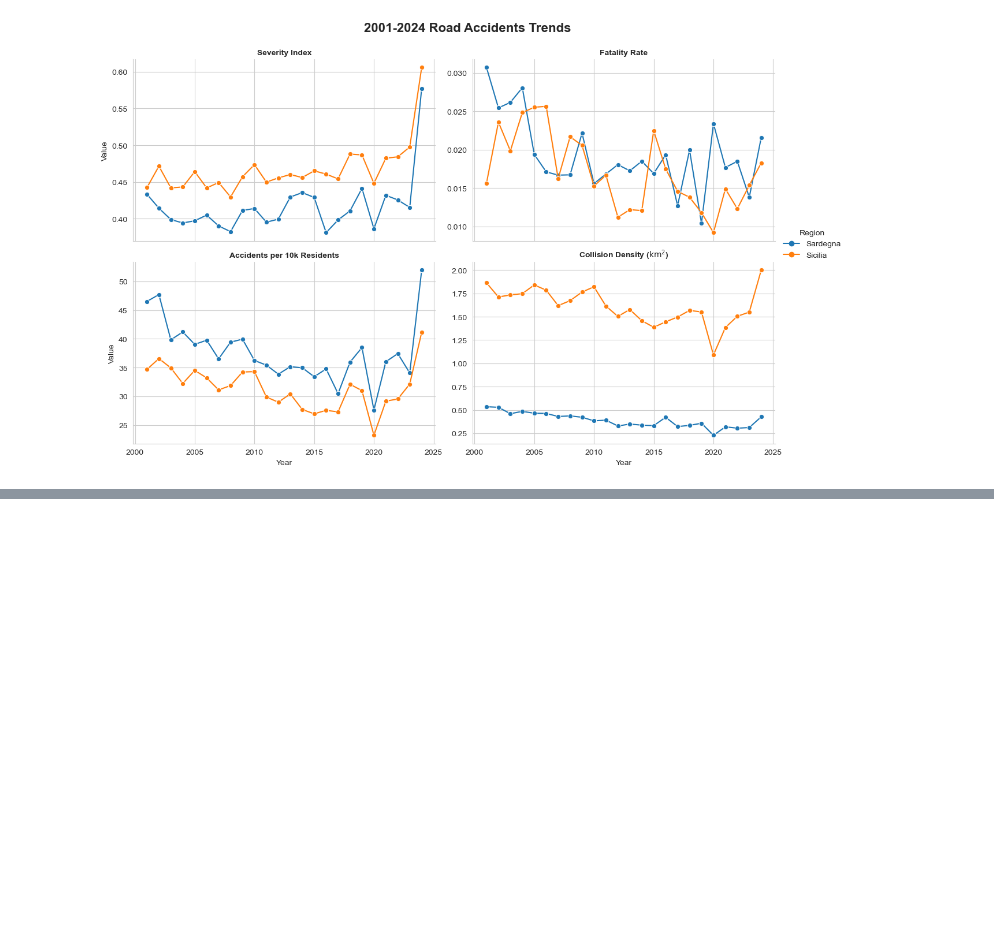
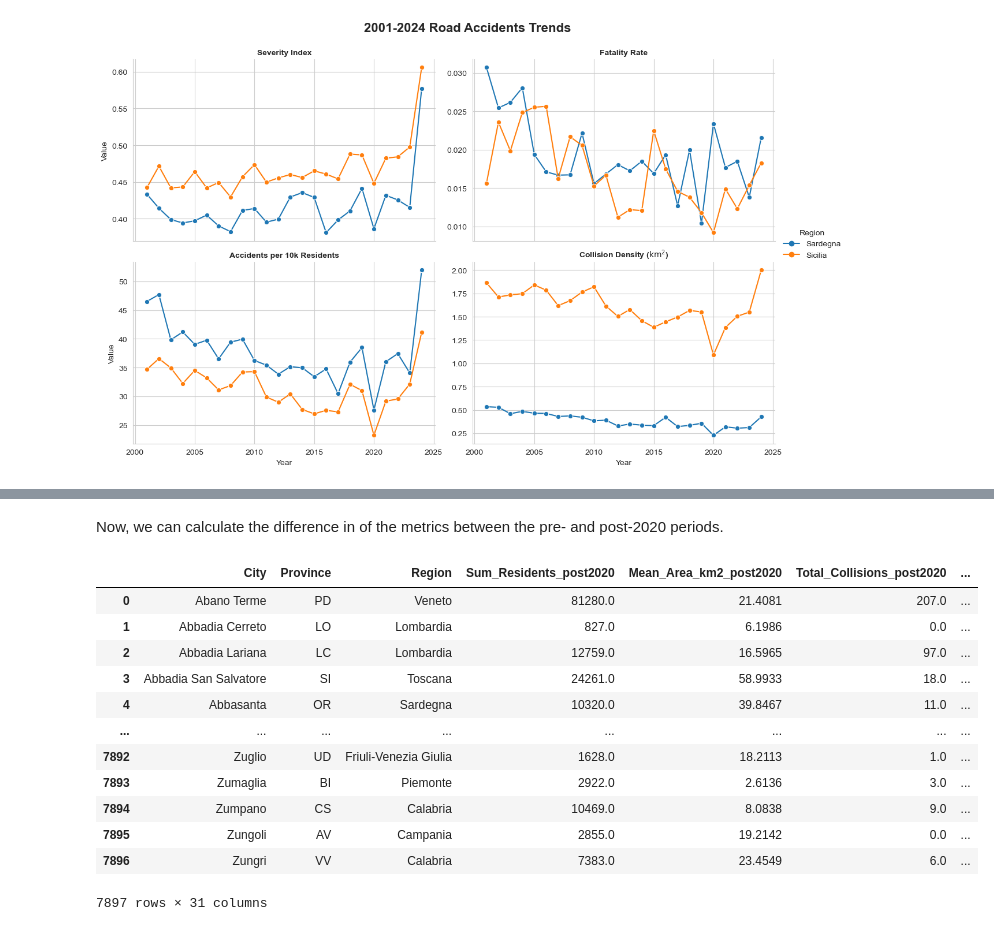
Before and after one commit to marcoboscato/ISTAT_traffic_analysis, a Jupyter notebook: analysis.ipynb, the cells around one changed output, grey strips where cells are left out. Saved outputs shown, nothing was run; the diff lists cells and outputs as text; code cells hidden in the pictures; blank space fills up the shorter version.

```diff
--- a/analysis.ipynb
+++ b/analysis.ipynb
@@ -487,0 +562,24 @@ Since the purpose of this analysis is to determine where to focus efforts to inv
+# %% [markdown]
+Now, we can calculate the difference in of the metrics between the pre- and post-2020 periods.
+# %%
+#metrics_list = ['Total_Collisions', 'Total_Fatalities', 'Total_Injuries', 'Total_Accidents', 'Severity_index', 'Fatality_Rate', 'Per_Capita_Accidents_Rate', 'Collision_Density']
+metrics_list = ['Severity_index', 'Fatality_Rate', 'Per_Capita_Accidents_Rate', 'Collision_Density']
+
+for m in metrics_list:
+    df_comparison['Delta_' + m] = df_comparison[m + '_post2020'] - df_comparison[m + '_pre2020']
+
+df_comparison
+# %% [output]
+|  | City | Province | Region | Sum_Residents_post2020 | Mean_Area_km2_post2020 | Total_Collisions_post2020 | ... |
+| 0 | Abano Terme | PD | Veneto | 81280.0 | 21.4081 | 207.0 | ... |
+| 1 | Abbadia Cerreto | LO | Lombardia | 827.0 | 6.1986 | 0.0 | ... |
+| 2 | Abbadia Lariana | LC | Lombardia | 12759.0 | 16.5965 | 97.0 | ... |
+| 3 | Abbadia San Salvatore | SI | Toscana | 24261.0 | 58.9933 | 18.0 | ... |
+| 4 | Abbasanta | OR | Sardegna | 10320.0 | 39.8467 | 11.0 | ... |
+| ... | ... | ... | ... | ... | ... | ... | ... |
+| 7892 | Zuglio | UD | Friuli-Venezia Giulia | 1628.0 | 18.2113 | 1.0 | ... |
+| 7893 | Zumaglia | BI | Piemonte | 2922.0 | 2.6136 | 3.0 | ... |
+| 7894 | Zumpano | CS | Calabria | 10469.0 | 8.0838 | 9.0 | ... |
+| 7895 | Zungoli | AV | Campania | 2855.0 | 19.2142 | 0.0 | ... |
+| 7896 | Zungri | VV | Calabria | 7383.0 | 23.4549 | 6.0 | ... |
+7897 rows × 31 columns
```
Also changed, not shown: parts of 19 cells of this notebook.
